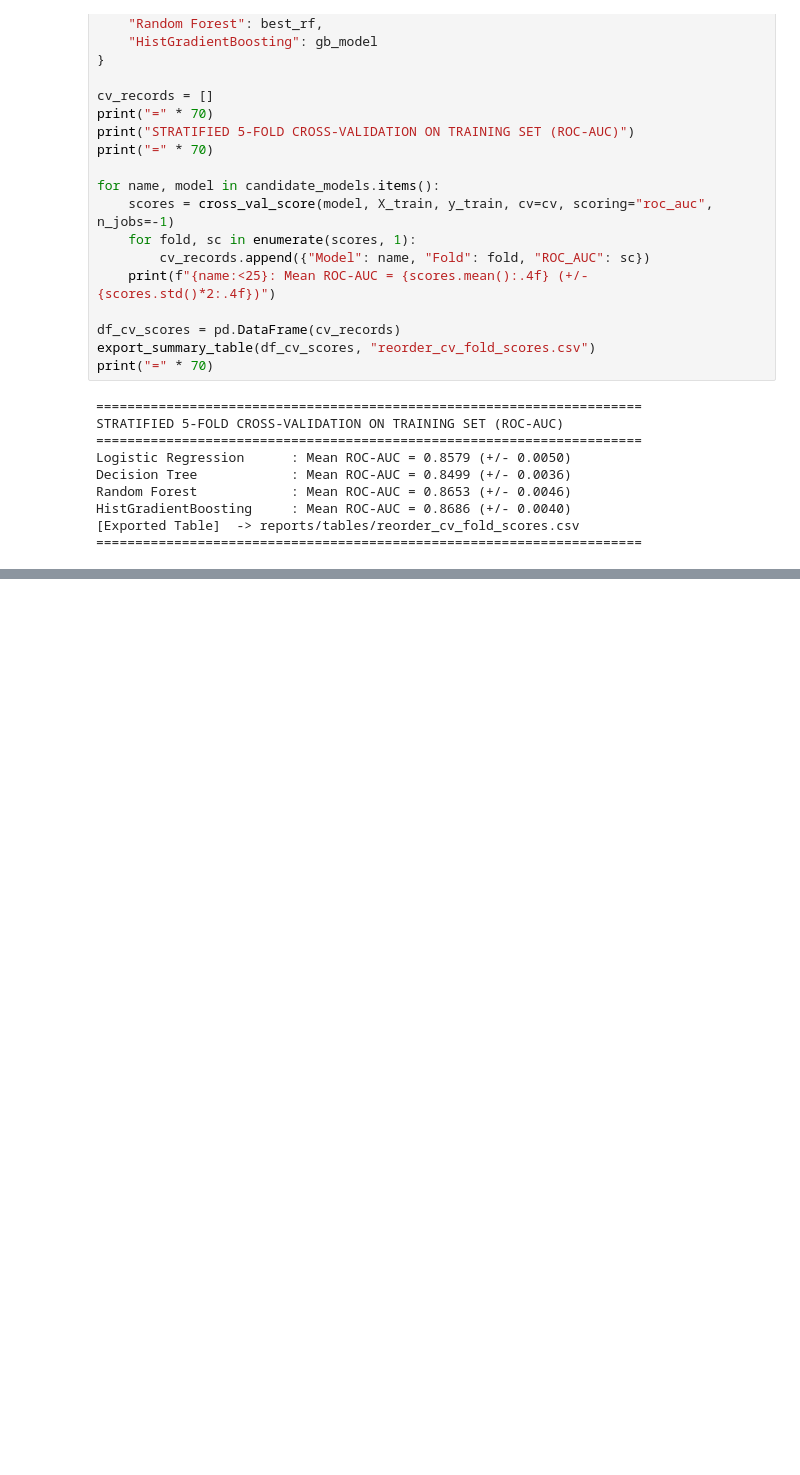
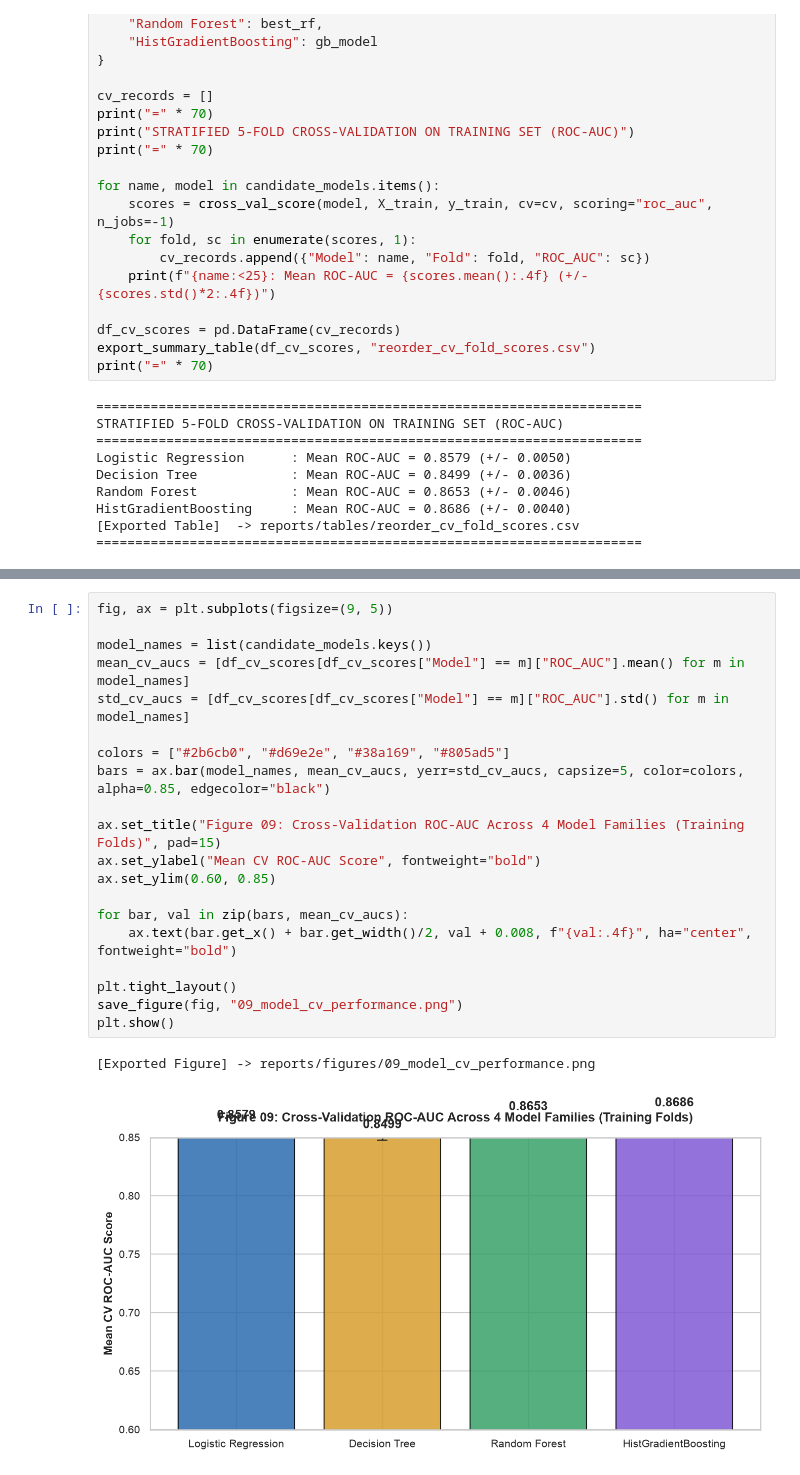
Before and after one commit to Chathuka-Pehesara/supermarket-basket-reorder-analytics, a Jupyter notebook: notebooks/03_reorder_prediction.ipynb, the cells around one changed output, grey strips where cells are left out. Cells and saved outputs as stored; diff of their text form; blank space fills up the shorter version.

Commit message:
Test Set Evaluation, Cross-Validation Performance Comparison

```diff
--- a/notebooks/03_reorder_prediction.ipynb
+++ b/notebooks/03_reorder_prediction.ipynb
@@ -339,0 +376,23 @@ HistGradientBoosting     : Mean ROC-AUC = 0.8686 (+/- 0.0040)
+# %%
+fig, ax = plt.subplots(figsize=(9, 5))
+
+model_names = list(candidate_models.keys())
+mean_cv_aucs = [df_cv_scores[df_cv_scores["Model"] == m]["ROC_AUC"].mean() for m in model_names]
+std_cv_aucs = [df_cv_scores[df_cv_scores["Model"] == m]["ROC_AUC"].std() for m in model_names]
+
+colors = ["#2b6cb0", "#d69e2e", "#38a169", "#805ad5"]
+bars = ax.bar(model_names, mean_cv_aucs, yerr=std_cv_aucs, capsize=5, color=colors, alpha=0.85, edgecolor="black")
+
+ax.set_title("Figure 09: Cross-Validation ROC-AUC Across 4 Model Families (Training Folds)", pad=15)
+ax.set_ylabel("Mean CV ROC-AUC Score", fontweight="bold")
+ax.set_ylim(0.60, 0.85)
+
+for bar, val in zip(bars, mean_cv_aucs):
+    ax.text(bar.get_x() + bar.get_width()/2, val + 0.008, f"{val:.4f}", ha="center", fontweight="bold")
+
+plt.tight_layout()
+save_figure(fig, "09_model_cv_performance.png")
+plt.show()
+# %% [output]
+[Exported Figure] -> reports/figures/09_model_cv_performance.png
+[figure, added]
```
Also changed, not shown: parts of 2 cells of this notebook, 2 other files.
